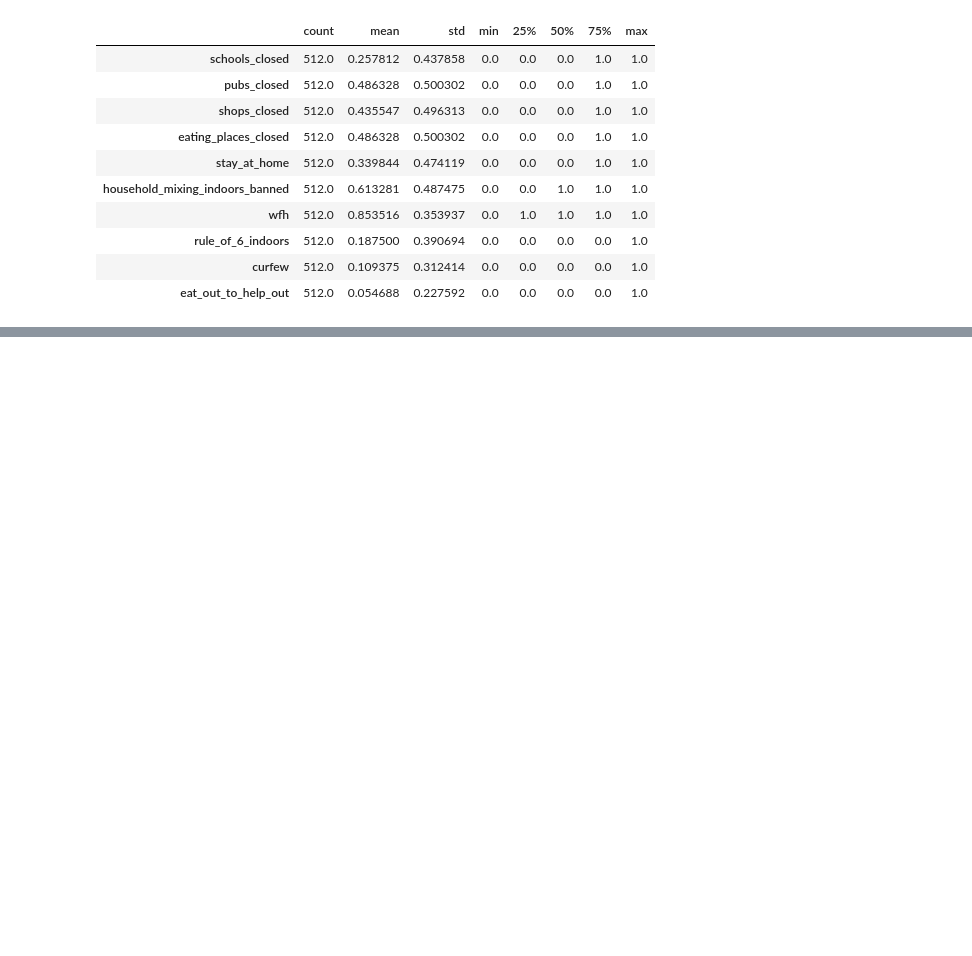
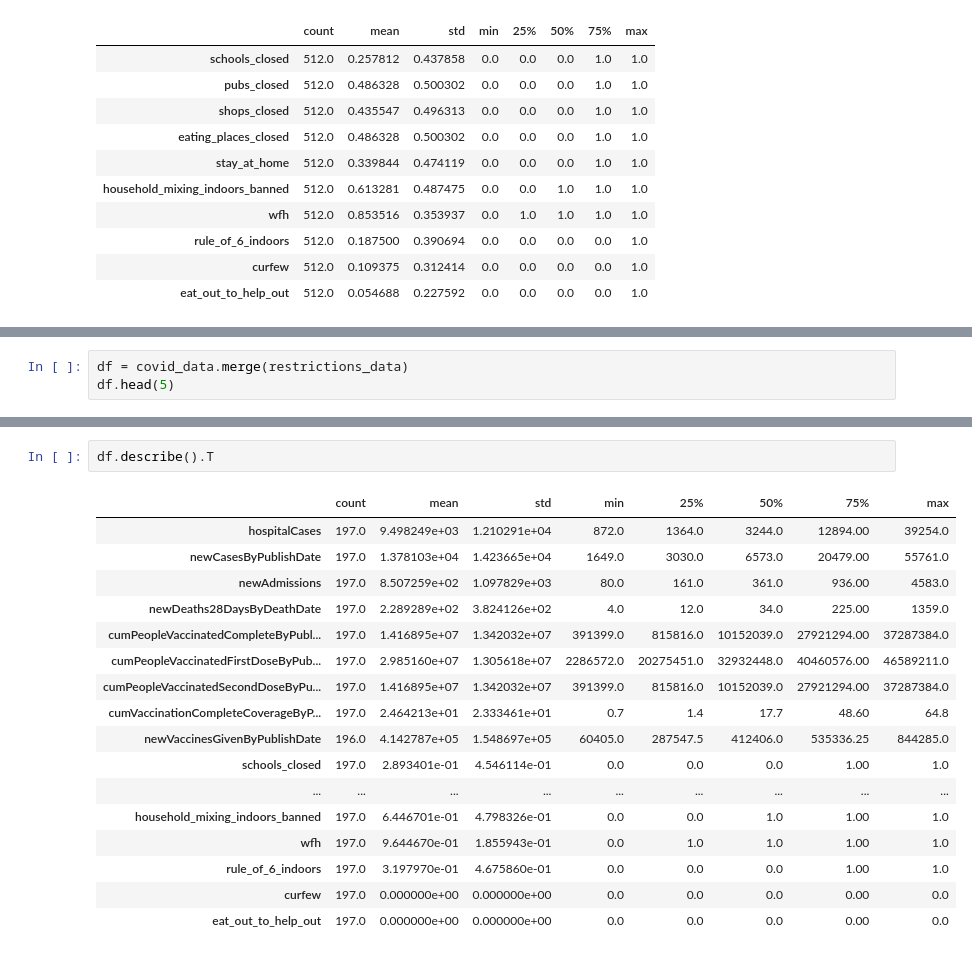
Before and after one commit to montgoz007/corona-modelling, a Jupyter notebook: EDA.ipynb, the cells around one changed output, grey strips where cells are left out. Drawn from its saved outputs; the diff is of its cells as text; blank space fills up the shorter version.

Commit message:
merging covid statistics and restrictions data

```diff
--- a/EDA.ipynb
+++ b/EDA.ipynb
@@ -178,0 +177,3 @@ restrictions_data.describe().T
+# %%
+df = covid_data.merge(restrictions_data)
+df.head(5)
@@ -178,0 +214,20 @@ restrictions_data.describe().T
+# %%
+df.describe().T
+# %% [output]
+|  | count | mean | std | min | 25% | 50% | 75% | max |
+| hospitalCases | 197.0 | 9.498249e+03 | 1.210291e+04 | 872.0 | 1364.0 | 3244.0 | 12894.00 | 39254.0 |
+| newCasesByPublishDate | 197.0 | 1.378103e+04 | 1.423665e+04 | 1649.0 | 3030.0 | 6573.0 | 20479.00 | 55761.0 |
+| newAdmissions | 197.0 | 8.507259e+02 | 1.097829e+03 | 80.0 | 161.0 | 361.0 | 936.00 | 4583.0 |
+| newDeaths28DaysByDeathDate | 197.0 | 2.289289e+02 | 3.824126e+02 | 4.0 | 12.0 | 34.0 | 225.00 | 1359.0 |
+| cumPeopleVaccinatedCompleteByPubl... | 197.0 | 1.416895e+07 | 1.342032e+07 | 391399.0 | 815816.0 | 10152039.0 | 27921294.00 | 37287384.0 |
+| cumPeopleVaccinatedFirstDoseByPub... | 197.0 | 2.985160e+07 | 1.305618e+07 | 2286572.0 | 20275451.0 | 32932448.0 | 40460576.00 | 46589211.0 |
+| cumPeopleVaccinatedSecondDoseByPu... | 197.0 | 1.416895e+07 | 1.342032e+07 | 391399.0 | 815816.0 | 10152039.0 | 27921294.00 | 37287384.0 |
+| cumVaccinationCompleteCoverageByP... | 197.0 | 2.464213e+01 | 2.333461e+01 | 0.7 | 1.4 | 17.7 | 48.60 | 64.8 |
+| newVaccinesGivenByPublishDate | 196.0 | 4.142787e+05 | 1.548697e+05 | 60405.0 | 287547.5 | 412406.0 | 535336.25 | 844285.0 |
+| schools_closed | 197.0 | 2.893401e-01 | 4.546114e-01 | 0.0 | 0.0 | 0.0 | 1.00 | 1.0 |
+| ... | ... | ... | ... | ... | ... | ... | ... | ... |
+| household_mixing_indoors_banned | 197.0 | 6.446701e-01 | 4.798326e-01 | 0.0 | 0.0 | 1.0 | 1.00 | 1.0 |
+| wfh | 197.0 | 9.644670e-01 | 1.855943e-01 | 0.0 | 1.0 | 1.0 | 1.00 | 1.0 |
+| rule_of_6_indoors | 197.0 | 3.197970e-01 | 4.675860e-01 | 0.0 | 0.0 | 0.0 | 1.00 | 1.0 |
+| curfew | 197.0 | 0.000000e+00 | 0.000000e+00 | 0.0 | 0.0 | 0.0 | 0.00 | 0.0 |
+| eat_out_to_help_out | 197.0 | 0.000000e+00 | 0.000000e+00 | 0.0 | 0.0 | 0.0 | 0.00 | 0.0 |
```
Also changed, not shown: parts of 5 cells of this notebook.
